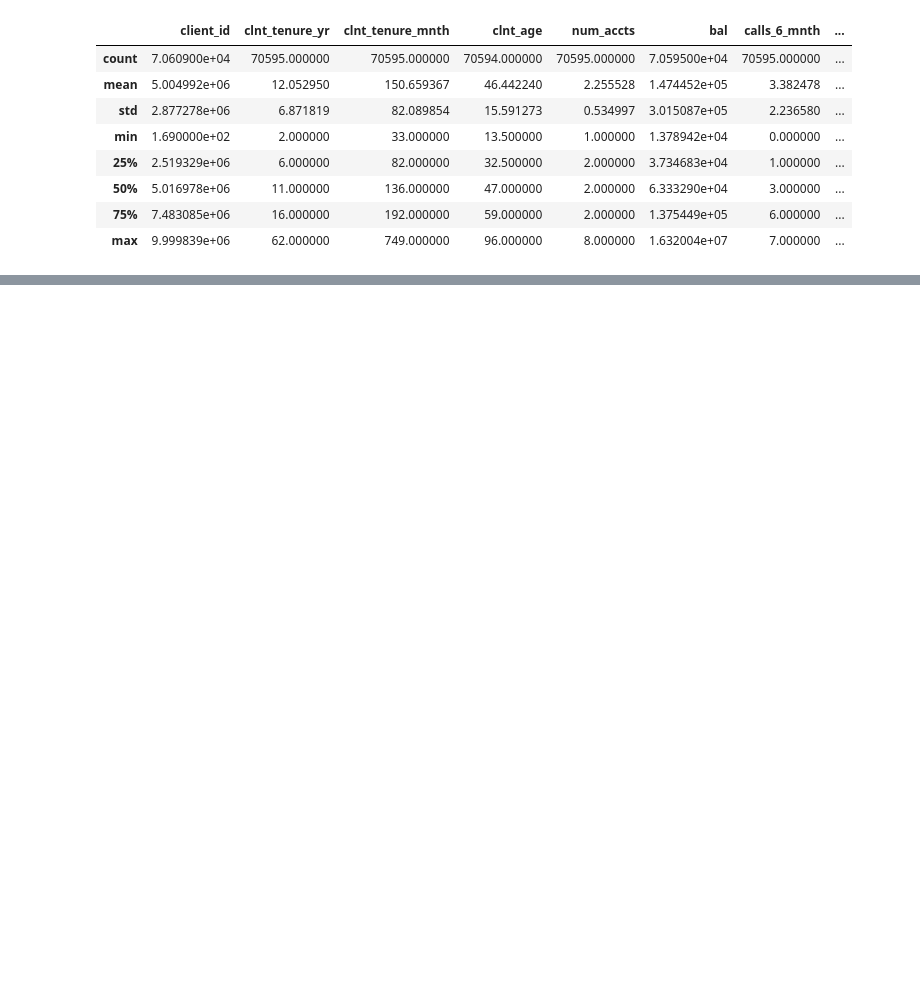
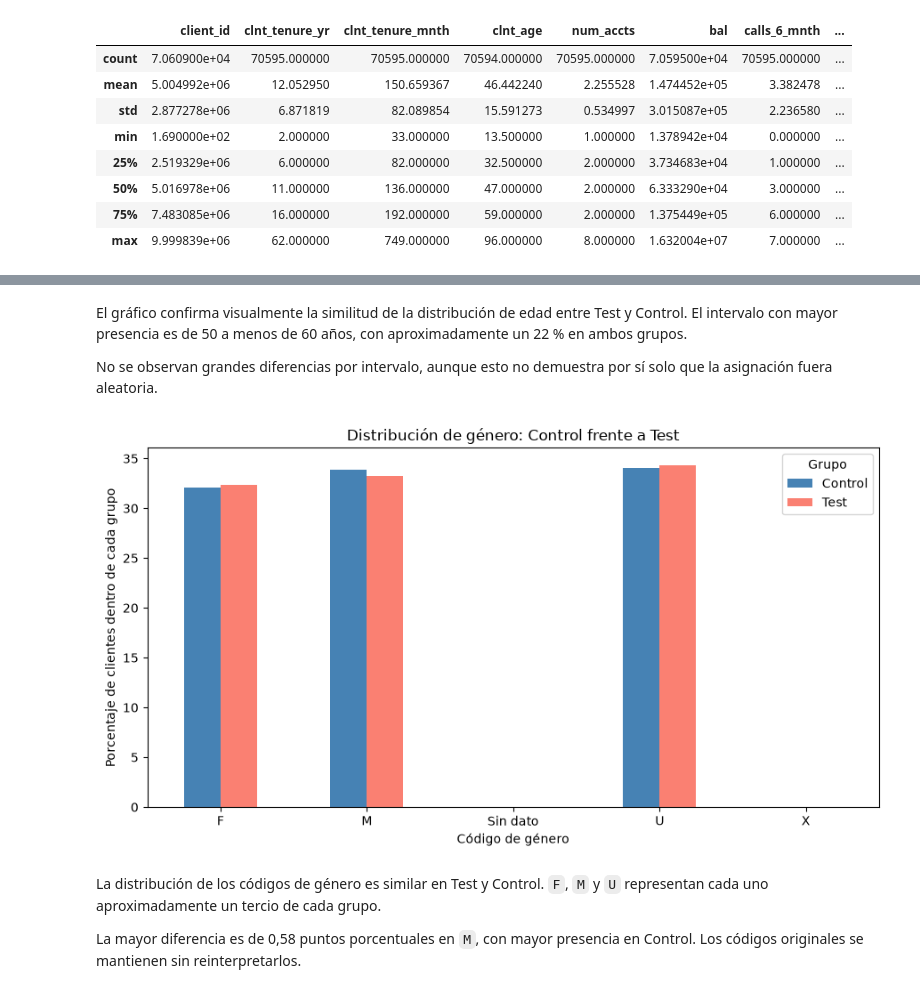
Before and after one commit to walnertpadron18/Proyecto3Tableu, a Jupyter notebook: Prueba1Salva.ipynb, the cells around one changed output, grey strips where cells are left out. Saved outputs shown, nothing was run; the diff lists cells and outputs as text; code cells hidden in the pictures; blank space fills up the shorter version.

```diff
--- a/Prueba1Salva.ipynb
+++ b/Prueba1Salva.ipynb
@@ -67,0 +329,4 @@ df_demo.describe()
+# %%
+porcentaje_genero = pd.crosstab(df_experimento['Variation'],df_experimento['gendr'].fillna('Sin dato'),normalize='index') * 100
+
+porcentaje_genero.round(2)
@@ -67,0 +545,24 @@ df_demo.describe()
+# %% [markdown]
+El gráfico confirma visualmente la similitud de la distribución de edad entre Test y Control. El intervalo con mayor presencia es de 50 a menos de 60 años, con aproximadamente un 22 % en ambos grupos.
+
+No se observan grandes diferencias por intervalo, aunque esto no demuestra por sí solo que la asignación fuera aleatoria.
+# %%
+porcentaje_genero.T.plot(
+    kind='bar',
+    figsize=(9, 5),
+    color=['steelblue', 'salmon']
+)
+
+plt.title("Distribución de género: Control frente a Test")
+plt.xlabel("Código de género")
+plt.ylabel("Porcentaje de clientes dentro de cada grupo")
+plt.xticks(rotation=0)
+plt.legend(title="Grupo")
+plt.tight_layout()
+plt.show()
+# %% [output]
+[figure, added]
+# %% [markdown]
+La distribución de los códigos de género es similar en Test y Control. `F`, `M` y `U` representan cada uno aproximadamente un tercio de cada grupo.
+
+La mayor diferencia es de 0,58 puntos porcentuales en `M`, con mayor presencia en Control. Los códigos originales se mantienen sin reinterpretarlos.
```
Also changed, not shown: parts of 47 cells of this notebook.
